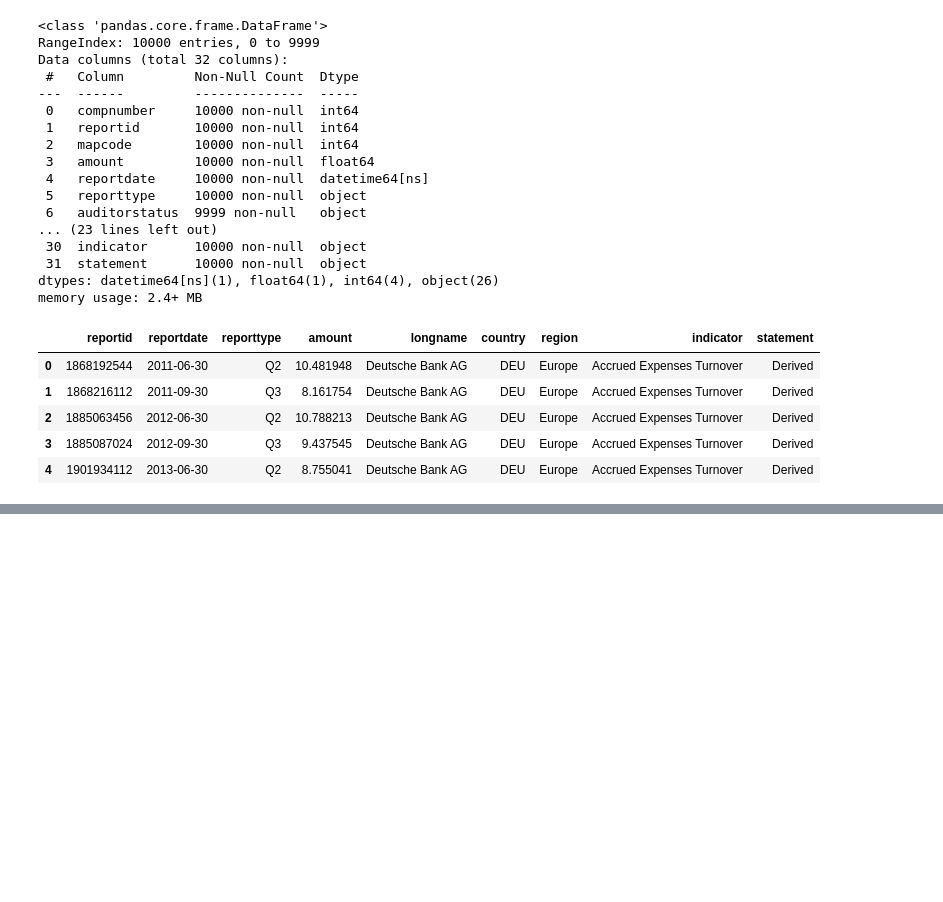
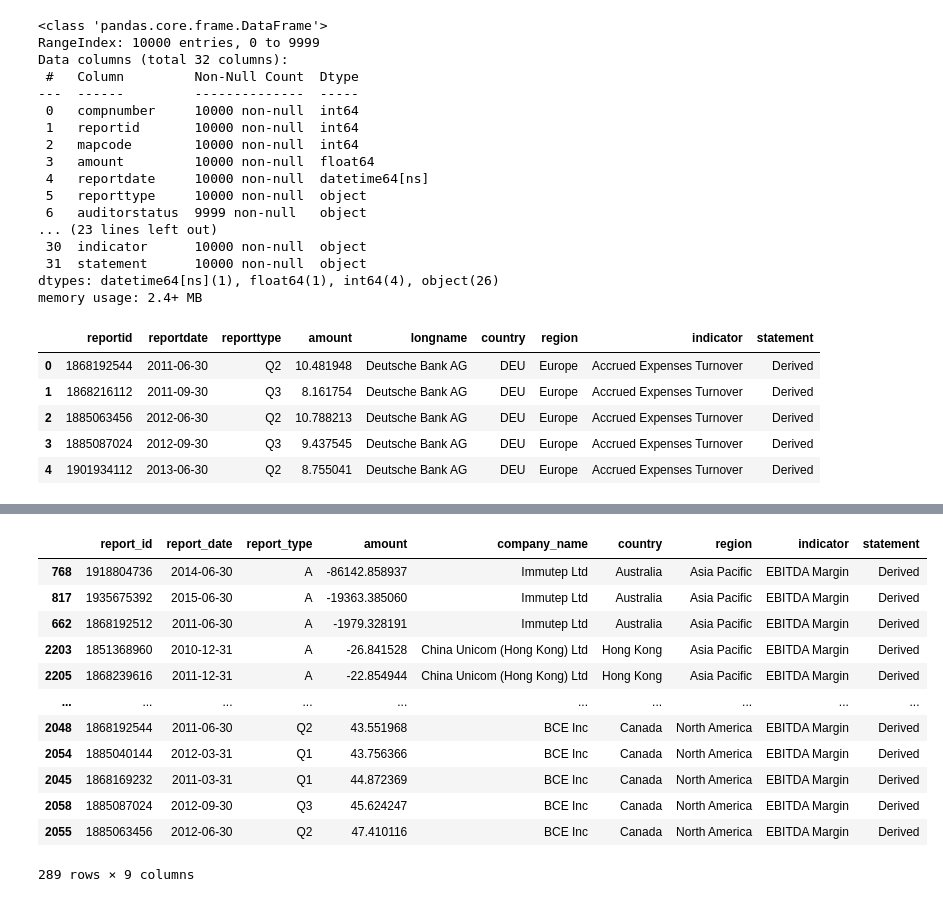
Before and after one commit to eanderson66-gsu/Financial-Analysis-with-Python, a Jupyter notebook: Main.ipynb, the cells around one changed output, grey strips where cells are left out. Drawn from its saved outputs; the diff is of its cells as text; code cells hidden in the pictures; blank space fills up the shorter version.

```diff
--- a/Main.ipynb
+++ b/Main.ipynb
@@ -83,0 +209,17 @@ df.head()
+# %%
+#Viewing sorted values due to the outliers seen above
+filtered_df.sort_values(by = 'amount')
+# %% [output]
+|  | report_id | report_date | report_type | amount | company_name | country | region | indicator | statement |
+| 768 | 1918804736 | 2014-06-30 | A | -86142.858937 | Immutep Ltd | Australia | Asia Pacific | EBITDA Margin | Derived |
+| 817 | 1935675392 | 2015-06-30 | A | -19363.385060 | Immutep Ltd | Australia | Asia Pacific | EBITDA Margin | Derived |
+| 662 | 1868192512 | 2011-06-30 | A | -1979.328191 | Immutep Ltd | Australia | Asia Pacific | EBITDA Margin | Derived |
+| 2203 | 1851368960 | 2010-12-31 | A | -26.841528 | China Unicom (Hong Kong) Ltd | Hong Kong | Asia Pacific | EBITDA Margin | Derived |
+| 2205 | 1868239616 | 2011-12-31 | A | -22.854944 | China Unicom (Hong Kong) Ltd | Hong Kong | Asia Pacific | EBITDA Margin | Derived |
+| ... | ... | ... | ... | ... | ... | ... | ... | ... | ... |
+| 2048 | 1868192544 | 2011-06-30 | Q2 | 43.551968 | BCE Inc | Canada | North America | EBITDA Margin | Derived |
+| 2054 | 1885040144 | 2012-03-31 | Q1 | 43.756366 | BCE Inc | Canada | North America | EBITDA Margin | Derived |
+| 2045 | 1868169232 | 2011-03-31 | Q1 | 44.872369 | BCE Inc | Canada | North America | EBITDA Margin | Derived |
+| 2058 | 1885087024 | 2012-09-30 | Q3 | 45.624247 | BCE Inc | Canada | North America | EBITDA Margin | Derived |
+| 2055 | 1885063456 | 2012-06-30 | Q2 | 47.410116 | BCE Inc | Canada | North America | EBITDA Margin | Derived |
+289 rows × 9 columns
```
Also changed, not shown: parts of 9 cells of this notebook.
